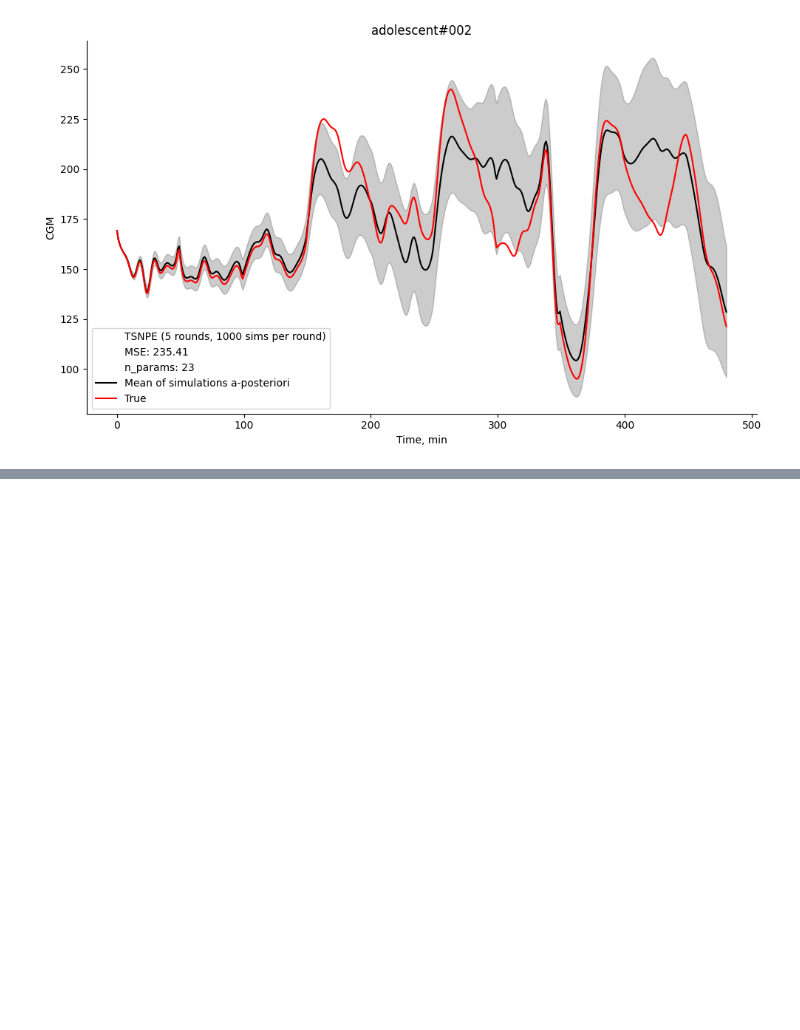
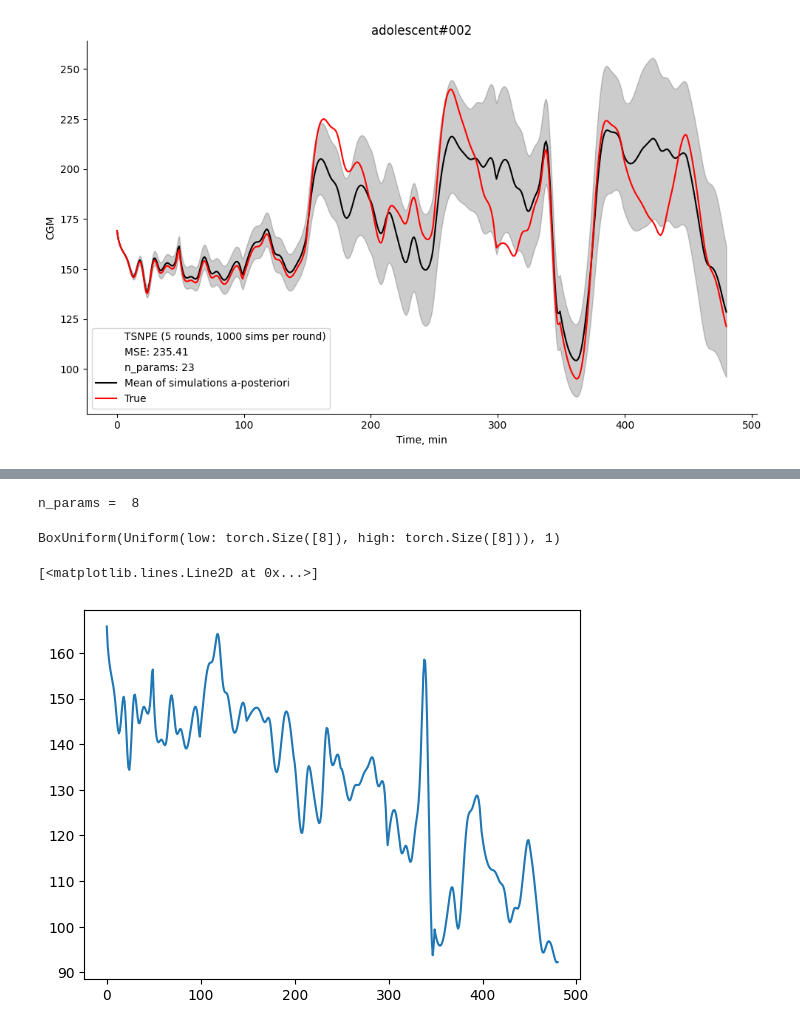
Before and after one commit to Artemii-Shlychkov/Simulation-based-inference-for-glucose-levels-monitoring, a Jupyter notebook: Workbook.ipynb, the cells around one changed output, grey strips where cells are left out. Drawn from its saved outputs; the diff is of its cells as text; code cells hidden in the pictures; blank space fills up the shorter version.

```diff
--- a/Workbook.ipynb
+++ b/Workbook.ipynb
@@ -699,0 +753,29 @@ plt.tight_layout()
+# %%
+@dataclass
+class ParamPriors:
+    kmax: tuple = (0.01, 0.1)
+    kmin: tuple = (0.0, 0.05)
+    # b: tuple = (0.5, 1.0)
+    # d: tuple = (0.05, 0.5)
+    kabs: tuple = (0.01, 1.5)
+    # kp1: tuple = (3.0, 12.0)
+    # kp2: tuple = (0.0, 0.05)
+    # kp3: tuple = (0.0, 0.05)
+    k1: tuple = (0.01, 0.2)
+    k2: tuple = (0.01, 0.5)
+    Vm0: tuple = (1.0, 15.0)
+    Vmx: tuple = (0.01, 0.2)
+    ka1: tuple = (0.001, 0.01)
+    # ka2: tuple = (0.01, 0.05)
+    # m1: tuple = (0.1, 0.5)
+    # m2: tuple = (0.1, 0.5)
+    # m30: tuple = (0.1, 1.0)
+    # m4: tuple = (0.05, 0.2)
+    # ki: tuple = (0.0, 0.05)
+    # p2u: tuple = (0.01, 0.1)
+    # Ib: tuple = (80.0, 140.0)
+    # kd: tuple = (0.01, 0.03)
+    # ksc: tuple = (0.05, 0.2)
+print('n_params = ', len(fields(ParamPriors)))
+# %% [output]
+n_params =  8
@@ -699,0 +790,12 @@ plt.tight_layout()
+# %%
+priors = ParamPriors()
+processed_priors = process_uniform_priors(priors)
+print(processed_priors)
+# %% [output]
+BoxUniform(Uniform(low: torch.Size([8]), high: torch.Size([8])), 1)
+# %%
+true_observation, true_params = get_true_observation(hours = 24)
+plt.plot(true_observation.cpu().numpy())
+# %% [output]
+[<matplotlib.lines.Line2D at 0x...>]
+[figure, added]
```
Also changed, not shown: parts of 20 cells of this notebook.
